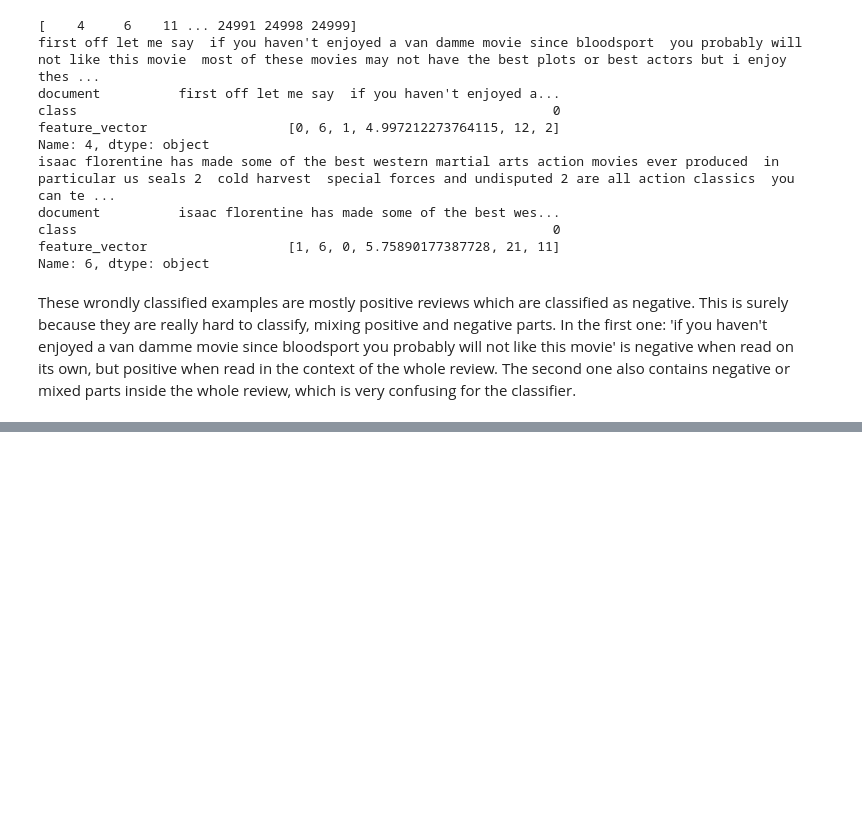
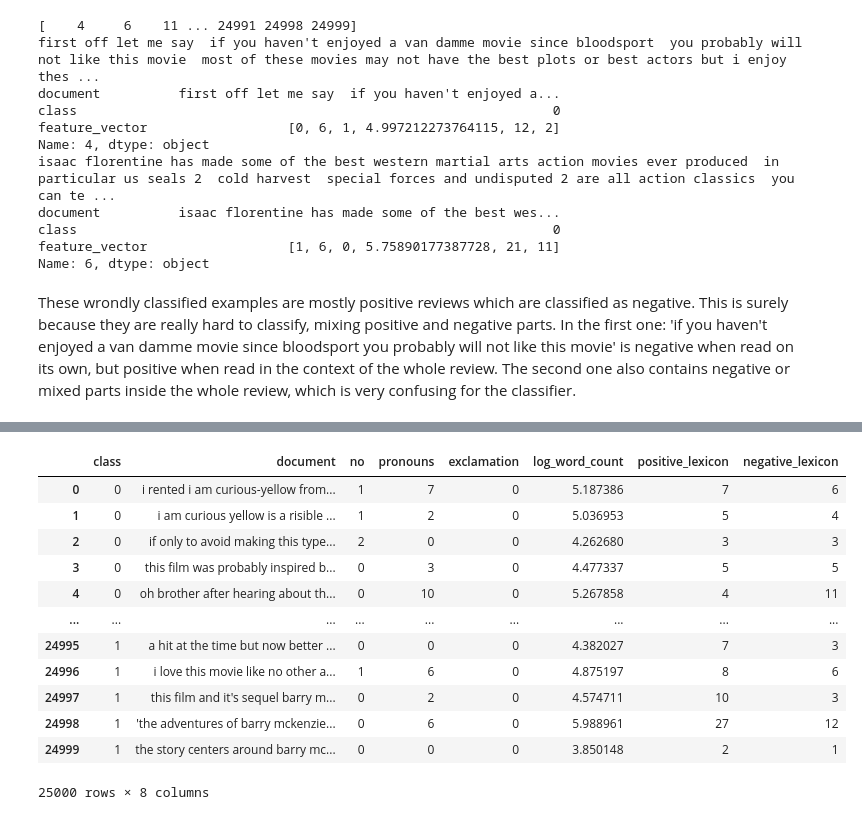
Before and after one commit to QuentinFISCH/nlp1-lab2, a Jupyter notebook: lab03/lab03.ipynb, the cells around one changed output, grey strips where cells are left out. Drawn from its saved outputs; the diff is of its cells as text; code cells hidden in the pictures; blank space fills up the shorter version.

Commit message:
feat(lab03): add spark computation

```diff
--- a/lab03/lab03.ipynb
+++ b/lab03/lab03.ipynb
@@ -374,0 +390,9 @@ These wrondly classified examples are mostly positive reviews which are classifi
+# %%
+# use 'dataset' variable and convert it to a spark dataframe
+spark_df = spark.createDataFrame(dataset["train"], schema=["class", "document"])
+
+# Let's look at the schema of the dataframe
+spark_df.printSchema()
+
+# Let's look at the first 10 rows of the dataframe
+spark_df.show(10)
@@ -374,0 +445,6 @@ These wrondly classified examples are mostly positive reviews which are classifi
+# %%
+preprocessed_train_spark = preprocess_spark(spark_df)
+preprocessed_train_spark.show(10)
+
+preprocessed_test_spark = preprocess_spark(spark.createDataFrame(dataset["test"], schema=["class", "document"]))
+preprocessed_test_spark.show(10)
@@ -374,0 +488,18 @@ These wrondly classified examples are mostly positive reviews which are classifi
+# %%
+# lexicon = pd.read_csv("vader_lexicon.txt", sep="\t", names=['Token', "Score", "Std", "Vector"]).drop(columns=["Std", "Vector"]).set_index("Token")
+# lexicon = lexicon[(lexicon["Score"] <= -threshold) | (lexicon["Score"] >= threshold)]
+# convert this code to spark
+
+lexicon_spark = spark.read.csv("vader_lexicon.txt", sep="\t", header=False, inferSchema=True)
+lexicon_spark = lexicon_spark.withColumnRenamed("_c0", "Token").withColumnRenamed("_c1", "Score")
+lexicon_spark = lexicon_spark.drop("_c2", "_c3")
+lexicon_spark = lexicon_spark.filter((F.col("Score") <= -threshold) | (F.col("Score") >= threshold))
+lexicon_spark.show(10)
+
+positive_lexicon_spark = lexicon_spark.filter(F.col("Score") >= threshold)
+# convert it to a list
+positive_lexicon_list = positive_lexicon_spark.select("Token").rdd.flatMap(lambda x: x).collect()
+negative_lexicon_spark = lexicon_spark.filter(F.col("Score") <= -threshold)
+# convert it to a list
+negative_lexicon_list = negative_lexicon_spark.select("Token").rdd.flatMap(lambda x: x).collect()
+positive_lexicon_list
@@ -374,0 +595,6 @@ These wrondly classified examples are mostly positive reviews which are classifi
+# %%
+features_train_spark = generate_features_spark(preprocessed_train_spark)
+features_train_spark.show(10)
+
+features_test_spark = generate_features_spark(preprocessed_test_spark)
+features_test_spark.show(10)
@@ -374,0 +636,6 @@ These wrondly classified examples are mostly positive reviews which are classifi
+# %%
+# convert the spark dataframe to a pandas dataframe
+df_pandas_train = features_train_spark.toPandas()
+df_pandas_test = features_test_spark.toPandas()
+df_pandas_train
+# %% [output]
@@ -374,0 +644,13 @@ These wrondly classified examples are mostly positive reviews which are classifi
+|  | class | document | no | pronouns | exclamation | log_word_count | positive_lexicon | negative_lexicon |
+| 0 | 0 | i rented i am curious-yellow from... | 1 | 7 | 0 | 5.187386 | 7 | 6 |
+| 1 | 0 | i am curious yellow is a risible ... | 1 | 2 | 0 | 5.036953 | 5 | 4 |
+| 2 | 0 | if only to avoid making this type... | 2 | 0 | 0 | 4.262680 | 3 | 3 |
+| 3 | 0 | this film was probably inspired b... | 0 | 3 | 0 | 4.477337 | 5 | 5 |
+| 4 | 0 | oh brother after hearing about th... | 0 | 10 | 0 | 5.267858 | 4 | 11 |
+| ... | ... | ... | ... | ... | ... | ... | ... | ... |
+| 24995 | 1 | a hit at the time but now better ... | 0 | 0 | 0 | 4.382027 | 7 | 3 |
+| 24996 | 1 | i love this movie like no other a... | 1 | 6 | 0 | 4.875197 | 8 | 6 |
+| 24997 | 1 | this film and it's sequel barry m... | 0 | 2 | 0 | 4.574711 | 10 | 3 |
+| 24998 | 1 | 'the adventures of barry mckenzie... | 0 | 6 | 0 | 5.988961 | 27 | 12 |
+| 24999 | 1 | the story centers around barry mc... | 0 | 0 | 0 | 3.850148 | 2 | 1 |
+25000 rows × 8 columns
```
Also changed, not shown: parts of 12 cells of this notebook.
